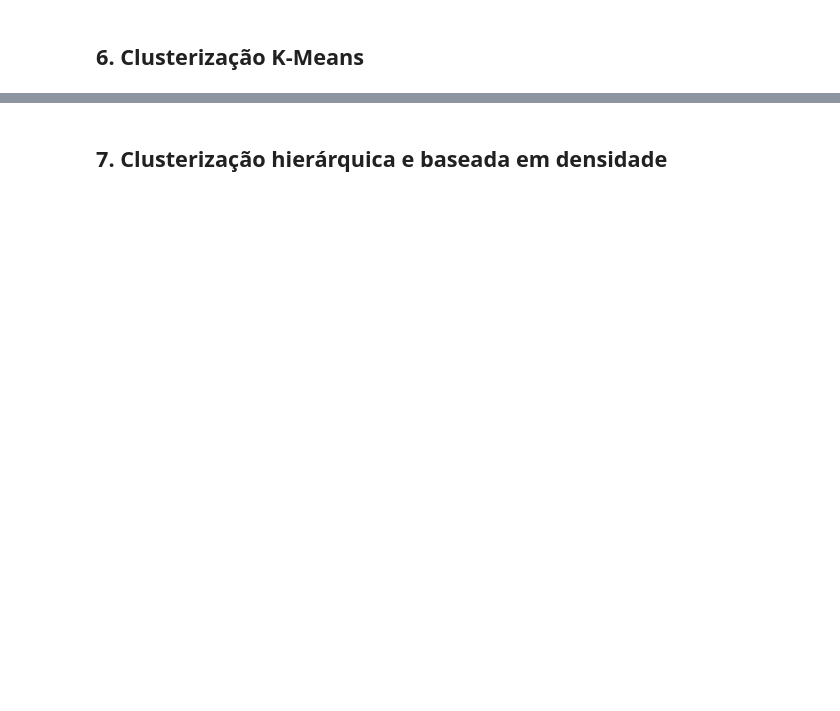
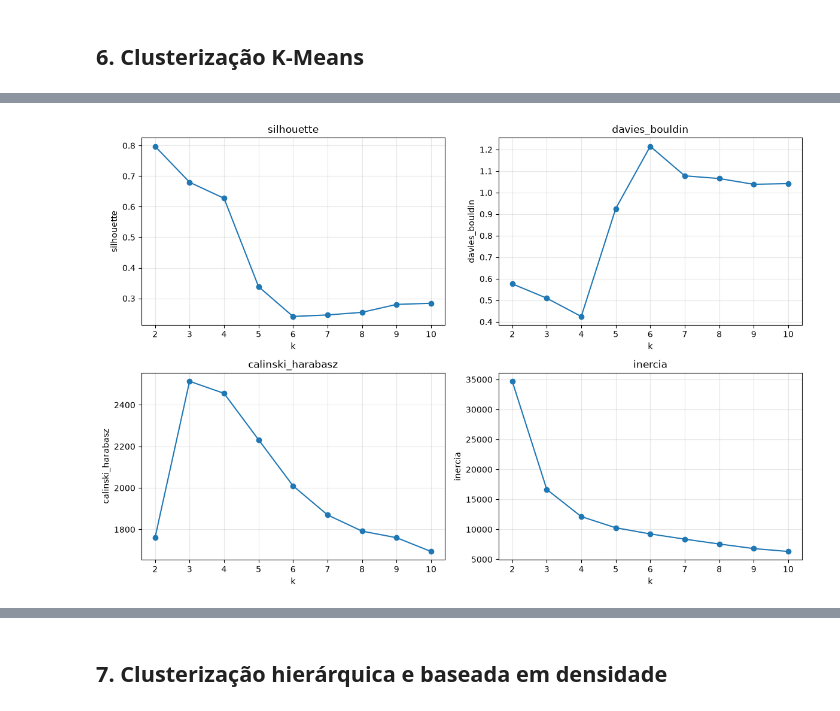
Before and after one commit to janaelsondias/eda-disque100, a Jupyter notebook: outros_notebooks_para_analisar/02_Modelagem_Nao_Supervisionada_Disque100_adaptado.ipynb, the cells around one changed output, grey strips where cells are left out. Cells and saved outputs as stored; diff of their text form; code cells hidden in the pictures; blank space fills up the shorter version.

```diff
--- a/outros_notebooks_para_analisar/02_Modelagem_Nao_Supervisionada_Disque100_adaptado.ipynb
+++ b/outros_notebooks_para_analisar/02_Modelagem_Nao_Supervisionada_Disque100_adaptado.ipynb
@@ -132,3 +149,17 @@ cluster_kmeans
 0    1203
 1      60
 Name: count, dtype: int64
+# %%
+fig, axes = plt.subplots(2, 2, figsize=(12, 8))
+
+for ax, metrica in zip(axes.flat, ["silhouette", "davies_bouldin", "calinski_harabasz", "inercia"]):
+    ax.plot(aval_k["k"], aval_k[metrica], marker="o")
+    ax.set_xlabel("k")
+    ax.set_ylabel(metrica)
+    ax.set_title(metrica)
+    ax.grid(True, alpha=0.3)
+
+plt.tight_layout()
+plt.show()
+# %% [output]
+[figure, added]
```
Also changed, not shown: parts of 10 cells of this notebook, 6 other files.
